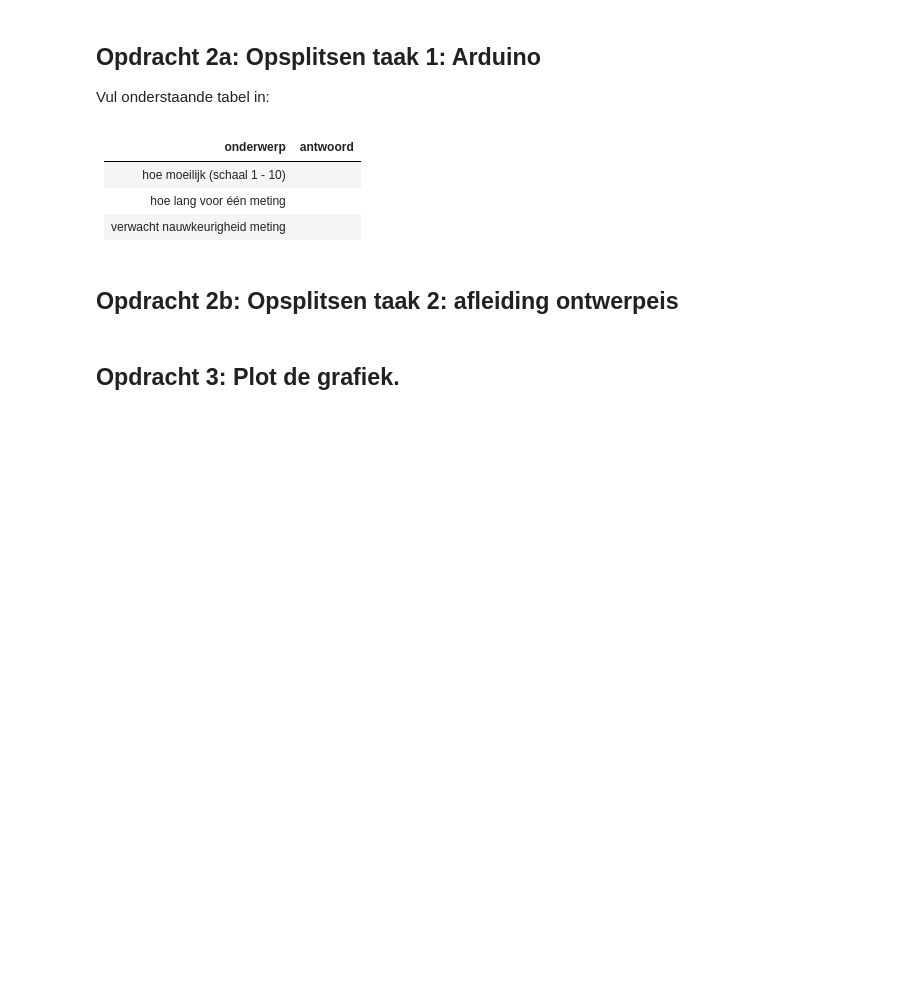
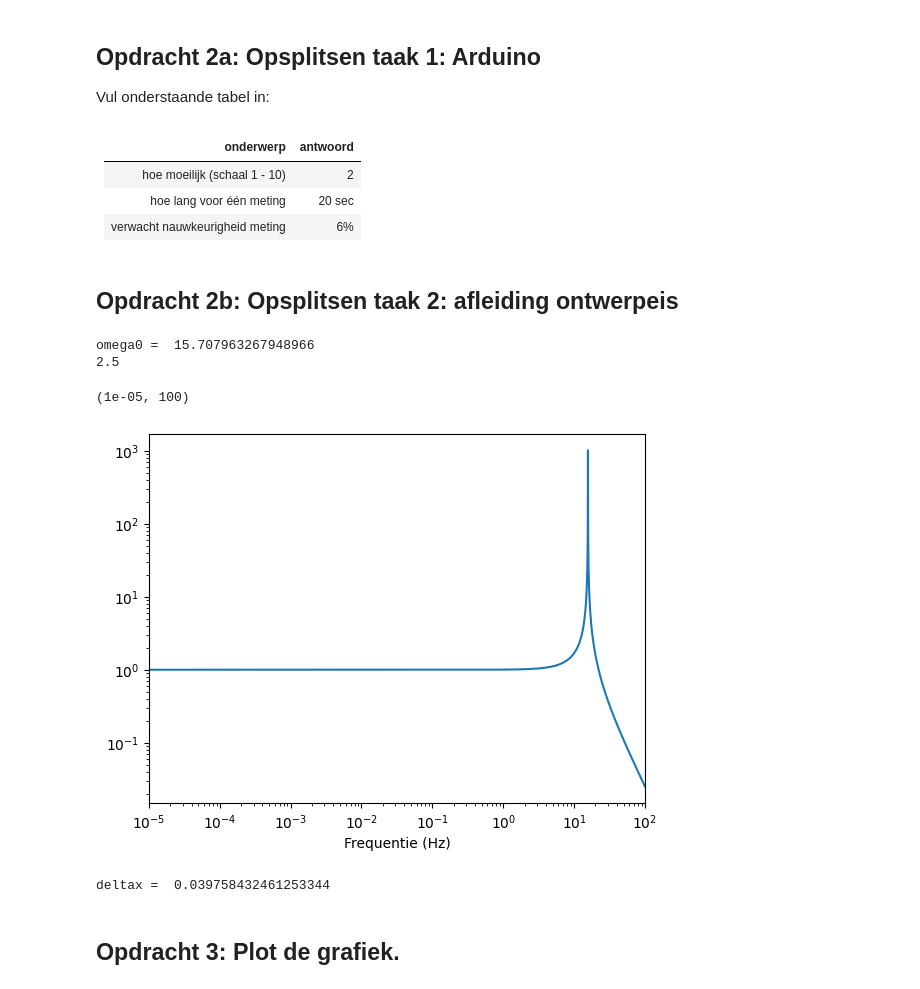
Before and after one commit to DavantePES/Def-D, a Jupyter notebook: FysiekeOntwerpopdrachten/5MaakEenOpstellingTrillingsvrij/Ontwerpopdracht5MaakEenOpstellingTrillingsvrijInvulTemplate.ipynb, the cells around one changed output. Saved outputs shown, nothing was run; the diff lists cells and outputs as text; code cells hidden in the pictures; blank space fills up the shorter version.

```diff
--- a/FysiekeOntwerpopdrachten/5MaakEenOpstellingTrillingsvrij/Ontwerpopdracht5MaakEenOpstellingTrillingsvrijInvulTemplate.ipynb
+++ b/FysiekeOntwerpopdrachten/5MaakEenOpstellingTrillingsvrij/Ontwerpopdracht5MaakEenOpstellingTrillingsvrijInvulTemplate.ipynb
@@ -39,17 +40,49 @@ Vul onderstaande tabel in:
 # %% [markdown]
 | onderwerp    | antwoord  |
 |---|---|
-| hoe moeilijk (schaal 1 - 10) |  |
-| hoe lang voor één meting |  |
-| verwacht nauwkeurigheid meting |  |
+| hoe moeilijk (schaal 1 - 10) | 2 |
+| hoe lang voor één meting | 20 sec |
+| verwacht nauwkeurigheid meting | 6% |
 # %% [markdown]
 ## Opdracht 2b: Opsplitsen taak 2: afleiding ontwerpeis
 # %%
 # Bereken hier je benodigde kantelfrequentie
+g = 9.81 # zwaartekracht in m/s^2
+m = 0 # massa in kg
+c = 0 # veerconstante in N/m
+
+f = 5 # Hz
+omega = 2 * np.pi * f
+
+# Afleiden formule ->
+omega0 = omega /2
+print('omega0 = ', omega/2)
+
+f0 = omega0 / (2 * np.pi)
+print(f0)
+# %% [output]
+omega0 =  15.707963267948966
+2.5
 # %%
 # Voeg hier je plot in.
+
+x = np.linspace(0, 100, 1000) # frequentie in Hz
+y = np.abs(1 / (1 - (x/(2*np.pi*f0))**2))
+
+plt.plot(x, y)
+plt.loglog()
+plt.xlabel('Frequentie (Hz)')
+plt.xlim(0.00001, 100)
+# %% [output]
+(1e-05, 100)
+[figure, added]
 # %%
 # Bereken hier de minimale Delta-x waarbij je aan de eis van de opdracht voldoet.
+
+deltax = g / omega0**2
+print('deltax = ', deltax)
+# %% [output]
+deltax =  0.039758432461253344
 # %% [markdown]
 ## Opdracht 3: Plot de grafiek.
 # %%
```
Also changed, not shown: parts of 6 cells of this notebook.
